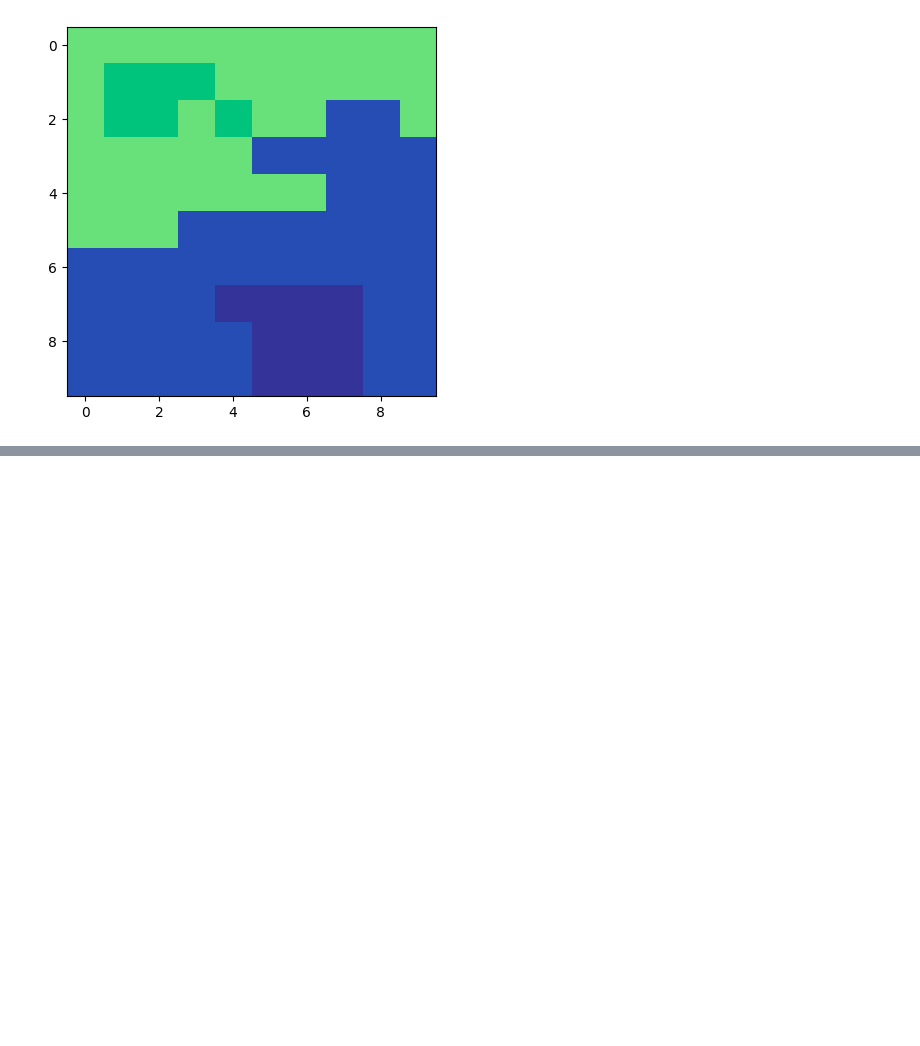
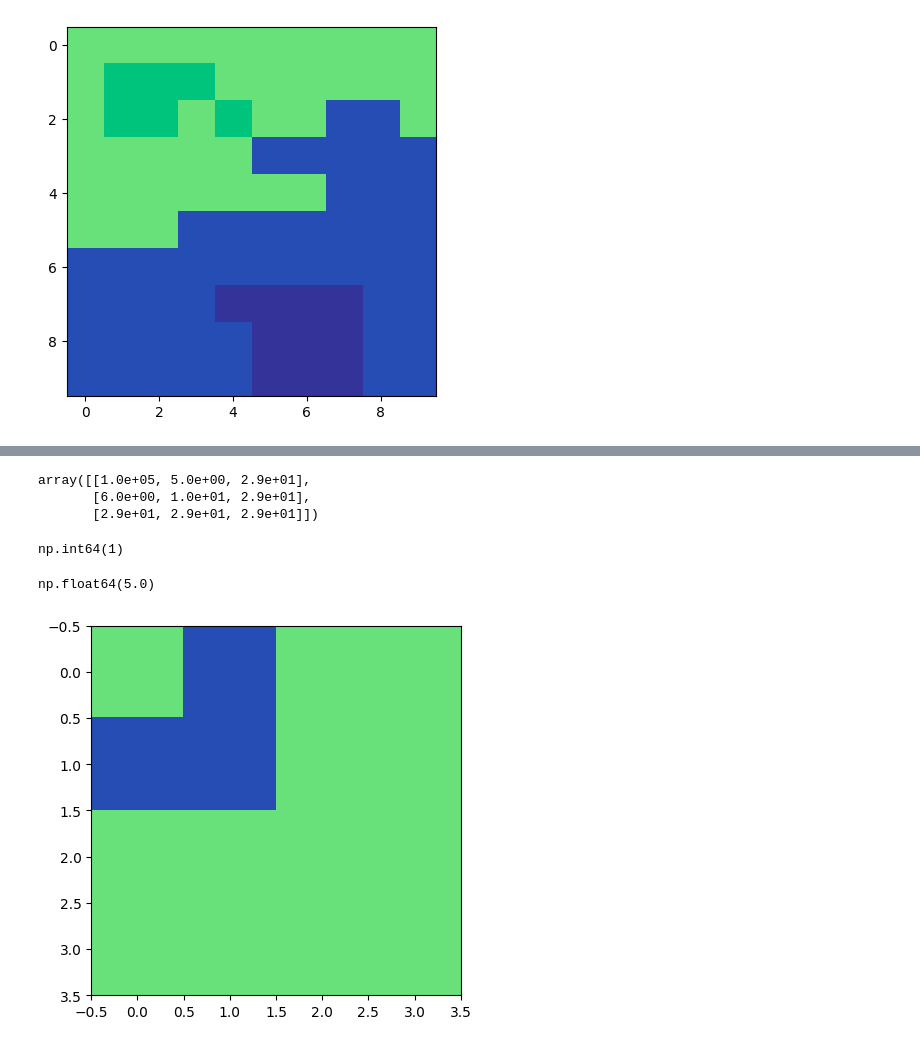
Before and after one commit to NathanLaCrosse/WorldGen, a Jupyter notebook: WFCExperiment.ipynb, the cells around one changed output, grey strips where cells are left out. Cells and saved outputs as stored; diff of their text form; code cells hidden in the pictures; blank space fills up the shorter version.

```diff
--- a/WFCExperiment.ipynb
+++ b/WFCExperiment.ipynb
@@ -56,0 +248,78 @@ ValueError: The truth value of an array with more than one element is ambiguous.
+# %%
+for q in queue:
+    pos = q[0]
+
+    if pos[0] < 0 or pos[0] > 2 or pos[1] < 0 or pos[1] > 2:
+        continue  # Skip if out-of-bounds
+
+    pos = q[0]
+    possibilities = q[1]
+
+    cell_space[pos[0]][pos[1]].narrow(possibilities)
+# %%
+entropy_grid = np.zeros((3,3))
+
+for i in range(3):
+    for j in range(3):
+        entropy_grid[i,j] = cell_space[i][j].entropy()
+
+entropy_grid
+# %% [output]
+array([[1.0e+05, 5.0e+00, 2.9e+01],
+       [6.0e+00, 1.0e+01, 2.9e+01],
+       [2.9e+01, 2.9e+01, 2.9e+01]])
+# %%
+np.argmin(entropy_grid.flatten())
+# %% [output]
+np.int64(1)
+# %%
+np.min(entropy_grid)
+# %% [output]
+np.float64(5.0)
+# %%
+# Let's attempt generation of a small grid
+attempts_allowed = 100
+grid_size = 4
+
+for i in range(attempts_allowed):
+    try:
+        cell_space = [ [Cell(i,j) for i in range (grid_size-1)] for j in range(grid_size-1)]
+        entropy_grid = np.zeros((grid_size-1,grid_size-1))
+
+        for i in range(grid_size-1):
+            for j in range(grid_size-1):
+                entropy_grid[i,j] = cell_space[i][j].entropy()
+
+        while np.min(entropy_grid) < 1000:
+            # Get row and column of minimum entropy
+            row, col = np.unravel_index(np.argmin(entropy_grid), entropy_grid.shape)
+
+            queue = []
+            cell_space[row][col].collapse(queue)
+
+            # Narrow possibilities based on collapse
+            for q in queue:
+                pos = q[0]
+
+                if pos[0] < 0 or pos[0] > grid_size-2 or pos[1] < 0 or pos[1] > grid_size-2:
+                    continue  # Skip if out-of-bounds
+
+                possibilities = q[1]
+                cell_space[pos[0]][pos[1]].narrow(possibilities)
+
+            for i in range(grid_size-1):
+                for j in range(grid_size-1):
+                    entropy_grid[i,j] = cell_space[i][j].entropy()
+
+        break
+    except:
+        pass
+
+# Time to build the grid with the cell states
+grid = np.zeros((grid_size,grid_size))
+for i in range(grid_size//2):
+    for j in range(grid_size//2):
+        grid[i*2:(i+1)*2, j*2:(j+1)*2] = reverse_hash(cell_space[2*i][2*j].state)
+show_im(grid)
+# %% [output]
+[figure, added]
```
Also changed, not shown: parts of 17 cells of this notebook.
